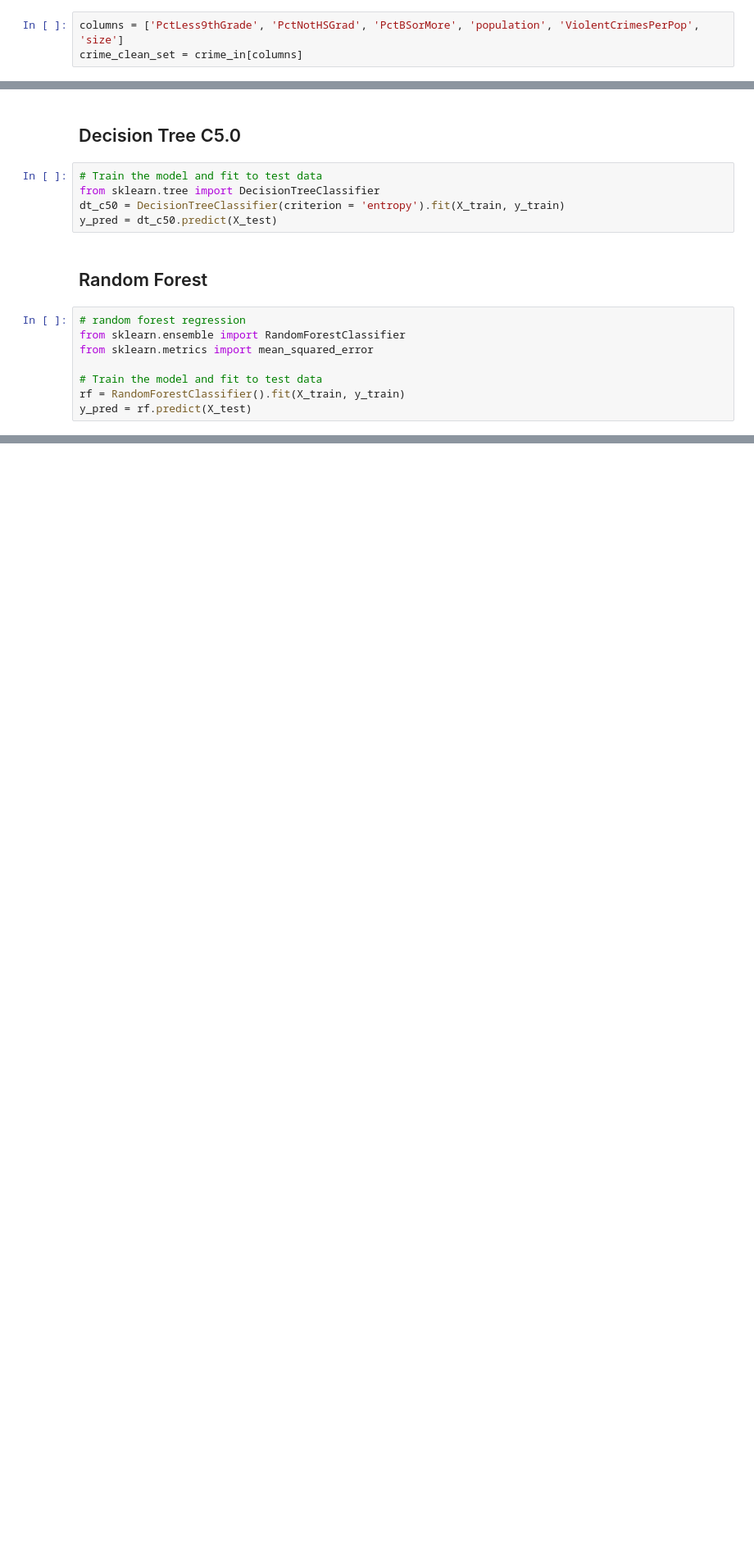
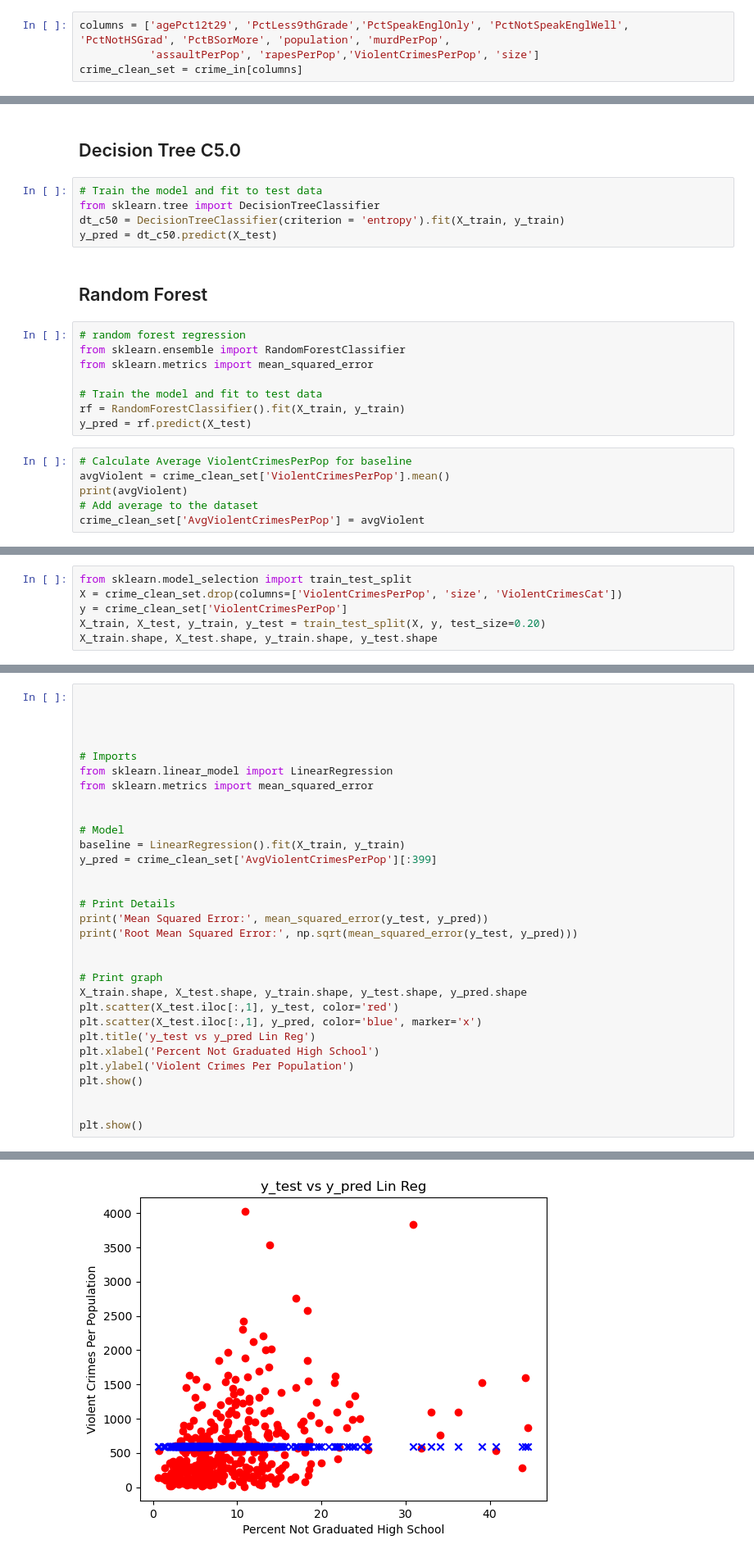
Before and after one commit to FrancoA325/PredictiveG24, a Jupyter notebook: sprint4_models.ipynb, the cells around one changed output, grey strips where cells are left out. Shown at 82% size. Cells and saved outputs as stored; diff of their text form; blank space fills up the shorter version.

Commit message:
Sprint 4 Deliverable: Models

```diff
--- a/sprint4_models.ipynb
+++ b/sprint4_models.ipynb
@@ -63,5 +63,6 @@ crime_in.head()
 # %%
-columns = ['PctLess9thGrade', 'PctNotHSGrad', 'PctBSorMore', 'population', 'ViolentCrimesPerPop', 'size']
+columns = ['agePct12t29', 'PctLess9thGrade','PctSpeakEnglOnly', 'PctNotSpeakEnglWell', 'PctNotHSGrad', 'PctBSorMore', 'population', 'murdPerPop',
+           'assaultPerPop', 'rapesPerPop','ViolentCrimesPerPop', 'size']
 crime_clean_set = crime_in[columns]
 # %%
 crime_clean_set['ViolentCrimesCat'] = pd.cut(crime_clean_set['ViolentCrimesPerPop'], bins=3, labels=['low', 'medium', 'high'])
@@ -112,3 +108,9 @@ from sklearn.metrics import mean_squared_error
 # Train the model and fit to test data
 rf = RandomForestClassifier().fit(X_train, y_train)
 y_pred = rf.predict(X_test)
+# %%
+# Calculate Average ViolentCrimesPerPop for baseline
+avgViolent = crime_clean_set['ViolentCrimesPerPop'].mean()
+print(avgViolent)
+# Add average to the dataset
+crime_clean_set['AvgViolentCrimesPerPop'] = avgViolent
@@ -114,0 +119,6 @@ y_pred = rf.predict(X_test)
+# %%
+from sklearn.model_selection import train_test_split
+X = crime_clean_set.drop(columns=['ViolentCrimesPerPop', 'size', 'ViolentCrimesCat'])
+y = crime_clean_set['ViolentCrimesPerPop']
+X_train, X_test, y_train, y_test = train_test_split(X, y, test_size=0.20)
+X_train.shape, X_test.shape, y_train.shape, y_test.shape
@@ -114,0 +127,32 @@ y_pred = rf.predict(X_test)
+# %%
+
+
+
+
+# Imports
+from sklearn.linear_model import LinearRegression
+from sklearn.metrics import mean_squared_error
+
+
+# Model
+baseline = LinearRegression().fit(X_train, y_train)
+y_pred = crime_clean_set['AvgViolentCrimesPerPop'][:399]
+
+
+# Print Details
+print('Mean Squared Error:', mean_squared_error(y_test, y_pred))
+print('Root Mean Squared Error:', np.sqrt(mean_squared_error(y_test, y_pred)))
+
+
+# Print graph
+X_train.shape, X_test.shape, y_train.shape, y_test.shape, y_pred.shape
+plt.scatter(X_test.iloc[:,1], y_test, color='red')
+plt.scatter(X_test.iloc[:,1], y_pred, color='blue', marker='x')
+plt.title('y_test vs y_pred Lin Reg')
+plt.xlabel('Percent Not Graduated High School')
+plt.ylabel('Violent Crimes Per Population')
+plt.show()
+
+
+plt.show()
+# %% [output]
@@ -114,0 +161 @@ y_pred = rf.predict(X_test)
+[figure, added]
```
Also changed, not shown: parts of 8 cells of this notebook.
